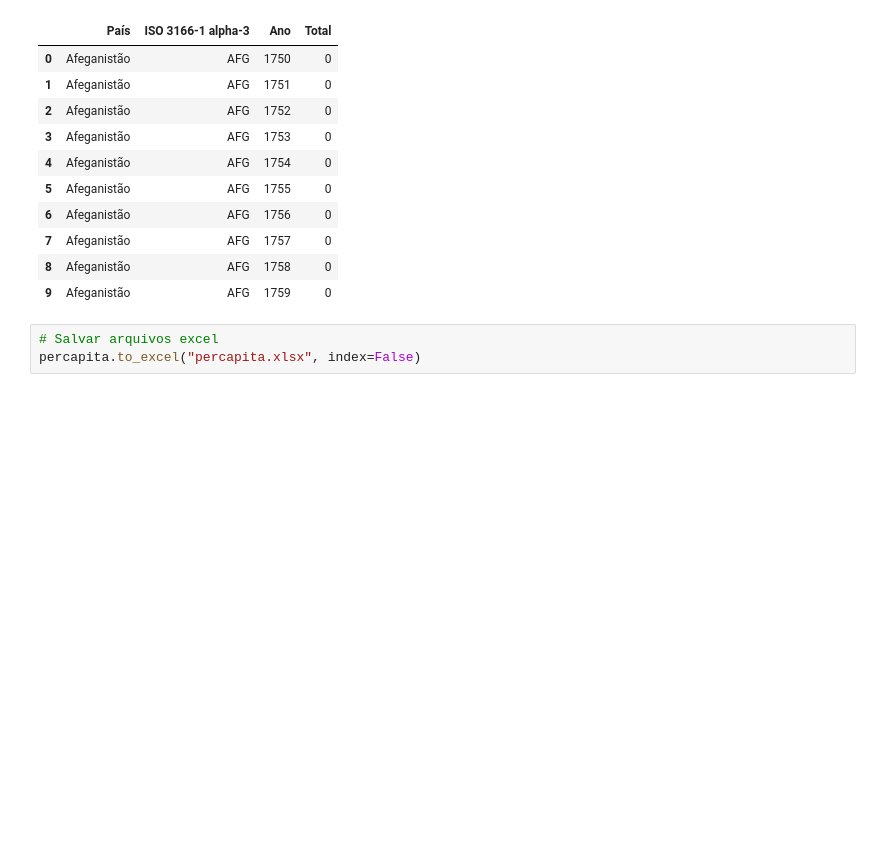
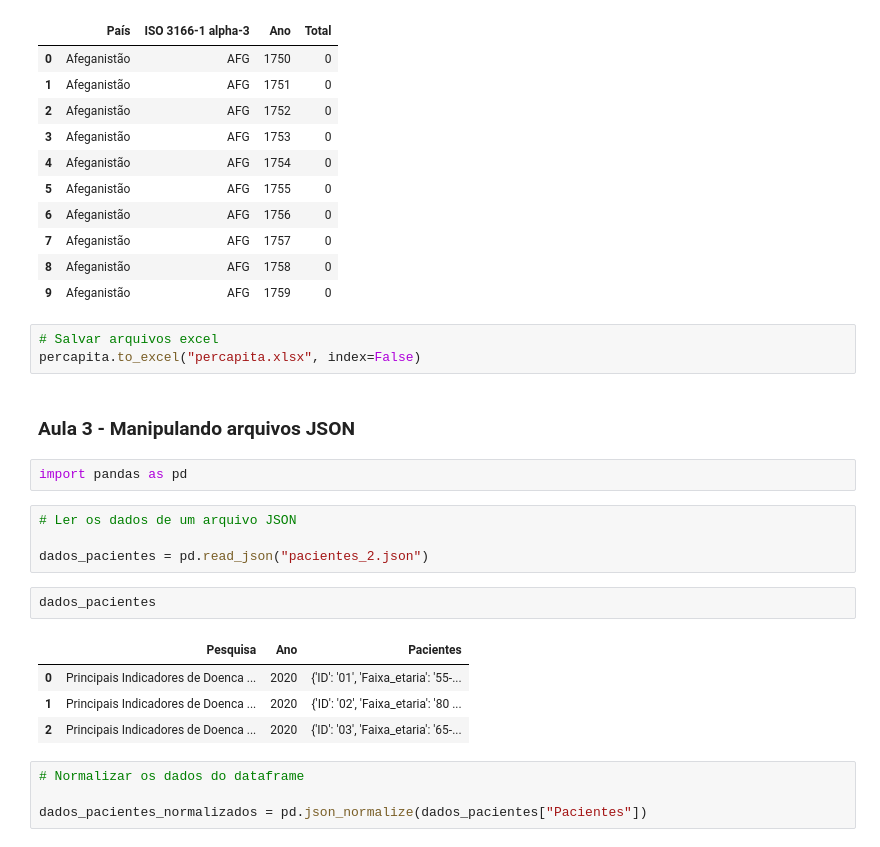
Before and after one commit to FranPomba/Tech-Fundation---alura-one, a Jupyter notebook: 2 - Aprendendo a fazer ETL/3 - Pandas trabalhando com diferentes tipos de arquivos/aula.ipynb, the cells around one changed output. Saved outputs shown, nothing was run; the diff lists cells and outputs as text; blank space fills up the shorter version.

Commit message:
resolvendo o desafio da aula 3 do curso de pandas I/O

```diff
--- a/2 - Aprendendo a fazer ETL/3 - Pandas trabalhando com diferentes tipos de arquivos/aula.ipynb
+++ b/2 - Aprendendo a fazer ETL/3 - Pandas trabalhando com diferentes tipos de arquivos/aula.ipynb
@@ -168,3 +168,22 @@ intervalo_2
 # %%
 # Salvar arquivos excel
 percapita.to_excel("percapita.xlsx", index=False)
+# %% [markdown]
+### Aula 3 - Manipulando arquivos JSON
+# %%
+import pandas as pd
+# %%
+# Ler os dados de um arquivo JSON
+
+dados_pacientes = pd.read_json("pacientes_2.json")
+# %%
+dados_pacientes
+# %% [output]
+|  | Pesquisa | Ano | Pacientes |
+| 0 | Principais Indicadores de Doenca ... | 2020 | {'ID': '01', 'Faixa_etaria': '55-... |
+| 1 | Principais Indicadores de Doenca ... | 2020 | {'ID': '02', 'Faixa_etaria': '80 ... |
+| 2 | Principais Indicadores de Doenca ... | 2020 | {'ID': '03', 'Faixa_etaria': '65-... |
+# %%
+# Normalizar os dados do dataframe
+
+dados_pacientes_normalizados = pd.json_normalize(dados_pacientes["Pacientes"])
```
Also changed, not shown: parts of 2 cells of this notebook, 3 other files.
